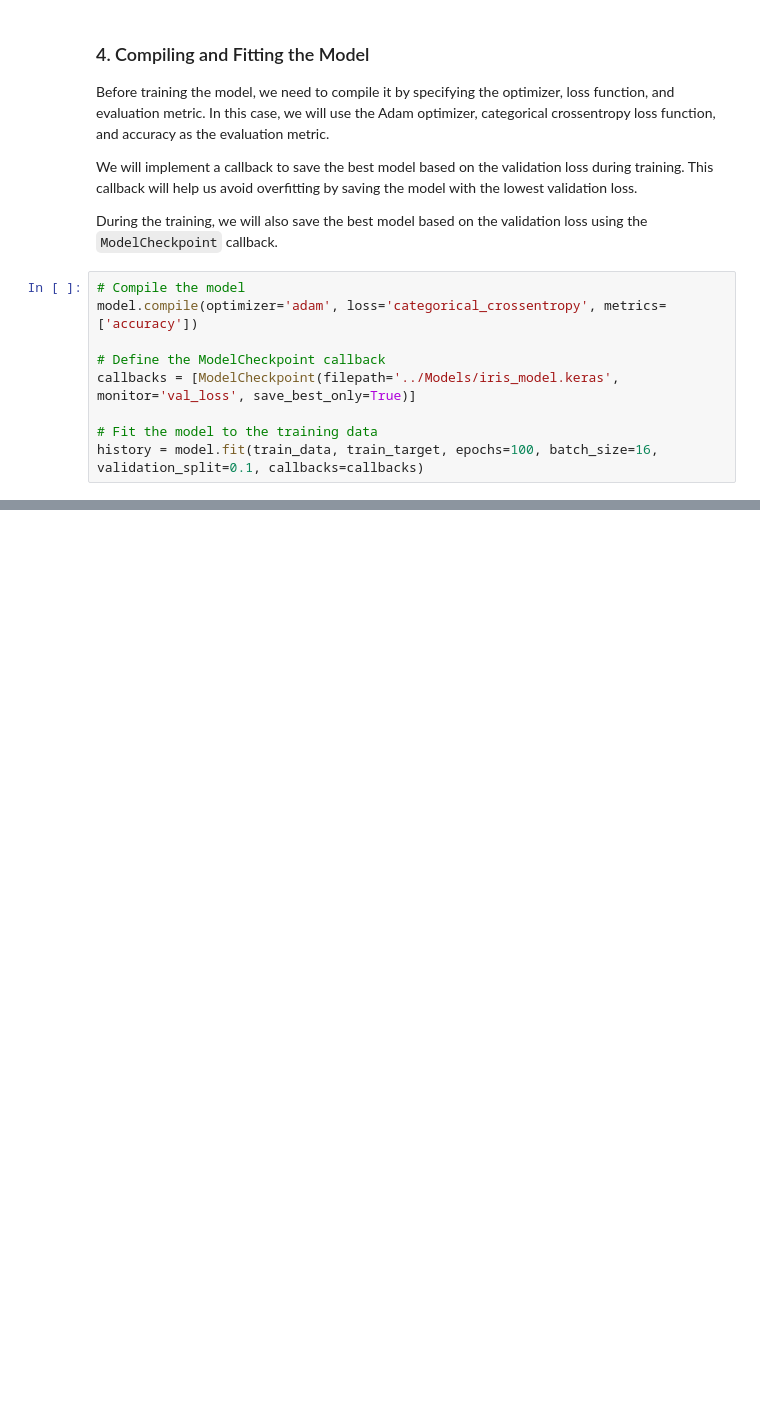
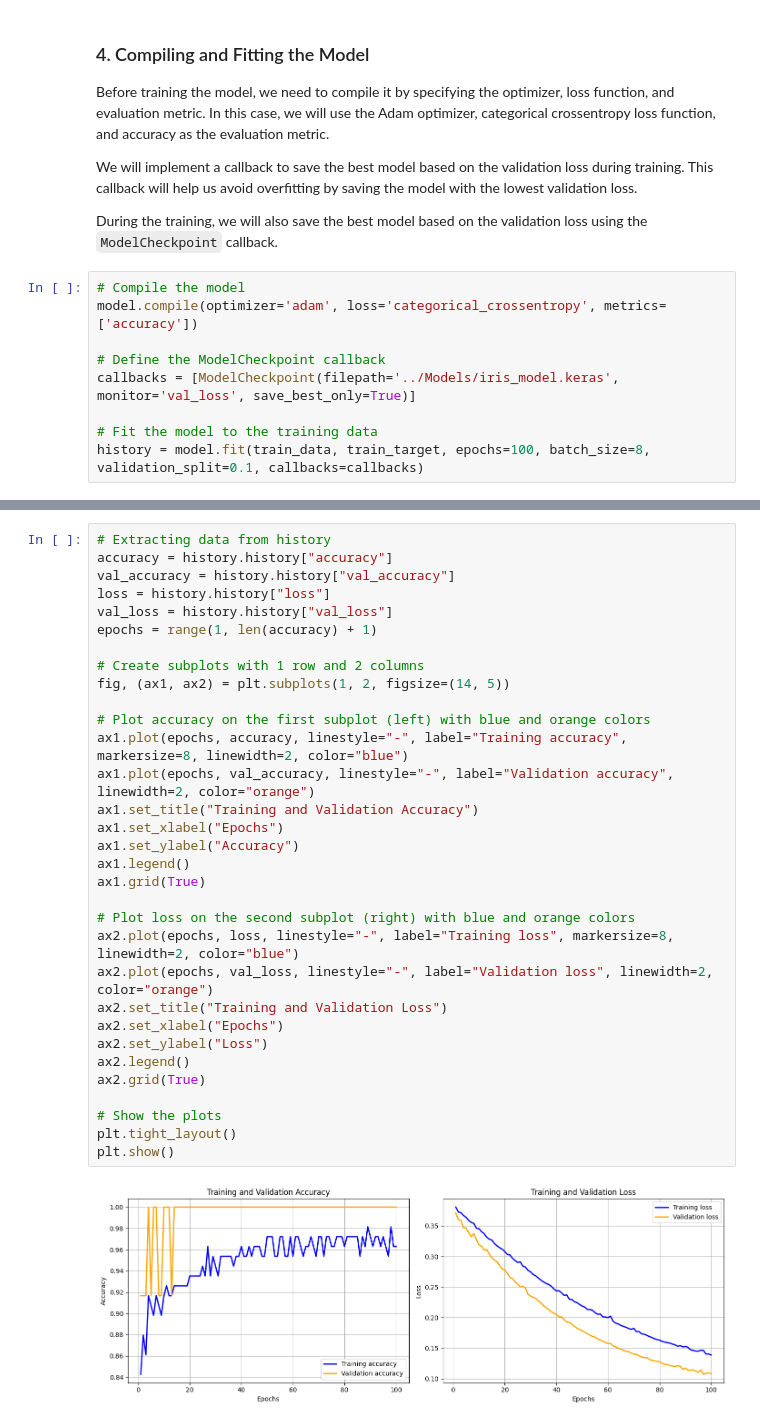
Before and after one commit to MakeLord95/Neural_Networks, a Jupyter notebook: Homework/Week 1 - Iris Dataset Classification with Keras.ipynb, the cells around one changed output, grey strips where cells are left out. Saved outputs shown, nothing was run; the diff lists cells and outputs as text; blank space fills up the shorter version.

Commit message:
Week 1 - Iris Dataset Classification with Keras - Done.
Upload of iris_model.keras

requirements.txt - Added pandas and it's dependencies.

```diff
--- a/Homework/Week 1 - Iris Dataset Classification with Keras.ipynb
+++ b/Homework/Week 1 - Iris Dataset Classification with Keras.ipynb
@@ -135,4 +188,4 @@ model.compile(optimizer='adam', loss='categorical_crossentropy', metrics=['accur
 callbacks = [ModelCheckpoint(filepath='../Models/iris_model.keras', monitor='val_loss', save_best_only=True)]
 
 # Fit the model to the training data
-history = model.fit(train_data, train_target, epochs=100, batch_size=16, validation_split=0.1, callbacks=callbacks)
+history = model.fit(train_data, train_target, epochs=100, batch_size=8, validation_split=0.1, callbacks=callbacks)
@@ -138,0 +220,34 @@ history = model.fit(train_data, train_target, epochs=100, batch_size=16, validat
+# %%
+# Extracting data from history
+accuracy = history.history["accuracy"]
+val_accuracy = history.history["val_accuracy"]
+loss = history.history["loss"]
+val_loss = history.history["val_loss"]
+epochs = range(1, len(accuracy) + 1)
+
+# Create subplots with 1 row and 2 columns
+fig, (ax1, ax2) = plt.subplots(1, 2, figsize=(14, 5))
+
+# Plot accuracy on the first subplot (left) with blue and orange colors
+ax1.plot(epochs, accuracy, linestyle="-", label="Training accuracy", markersize=8, linewidth=2, color="blue")
+ax1.plot(epochs, val_accuracy, linestyle="-", label="Validation accuracy", linewidth=2, color="orange")
+ax1.set_title("Training and Validation Accuracy")
+ax1.set_xlabel("Epochs")
+ax1.set_ylabel("Accuracy")
+ax1.legend()
+ax1.grid(True)
+
+# Plot loss on the second subplot (right) with blue and orange colors
+ax2.plot(epochs, loss, linestyle="-", label="Training loss", markersize=8, linewidth=2, color="blue")
+ax2.plot(epochs, val_loss, linestyle="-", label="Validation loss", linewidth=2, color="orange")
+ax2.set_title("Training and Validation Loss")
+ax2.set_xlabel("Epochs")
+ax2.set_ylabel("Loss")
+ax2.legend()
+ax2.grid(True)
+
+# Show the plots
+plt.tight_layout()
+plt.show()
+# %% [output]
+[figure, added]
```
Also changed, not shown: parts of 18 cells of this notebook, 2 other files.
